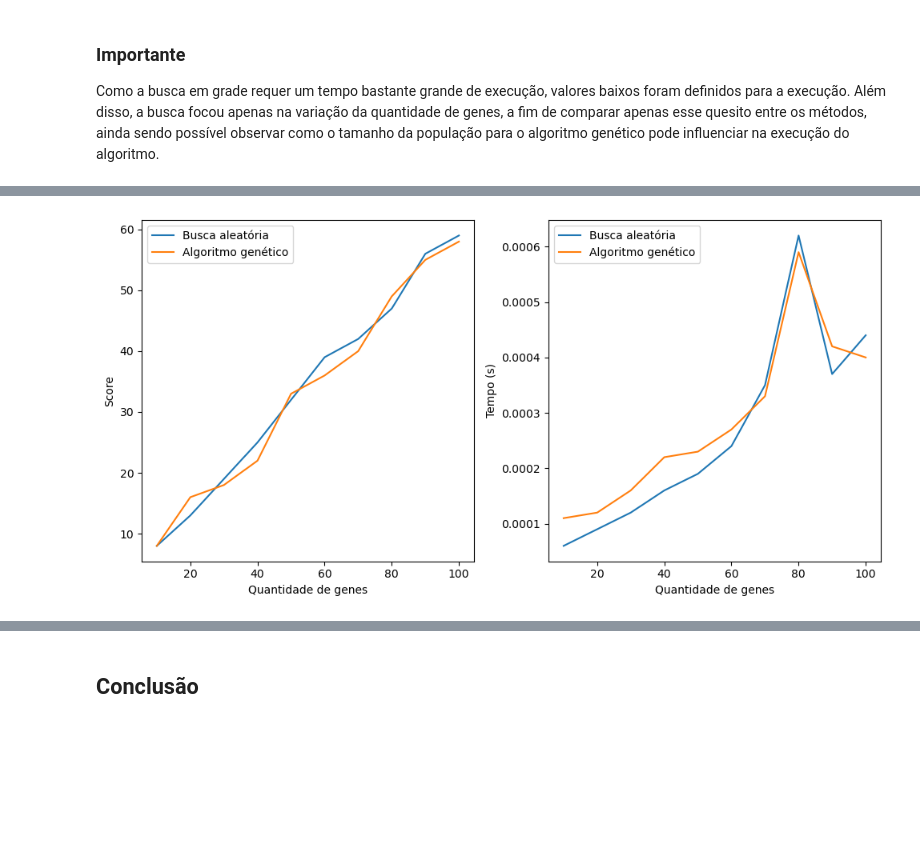
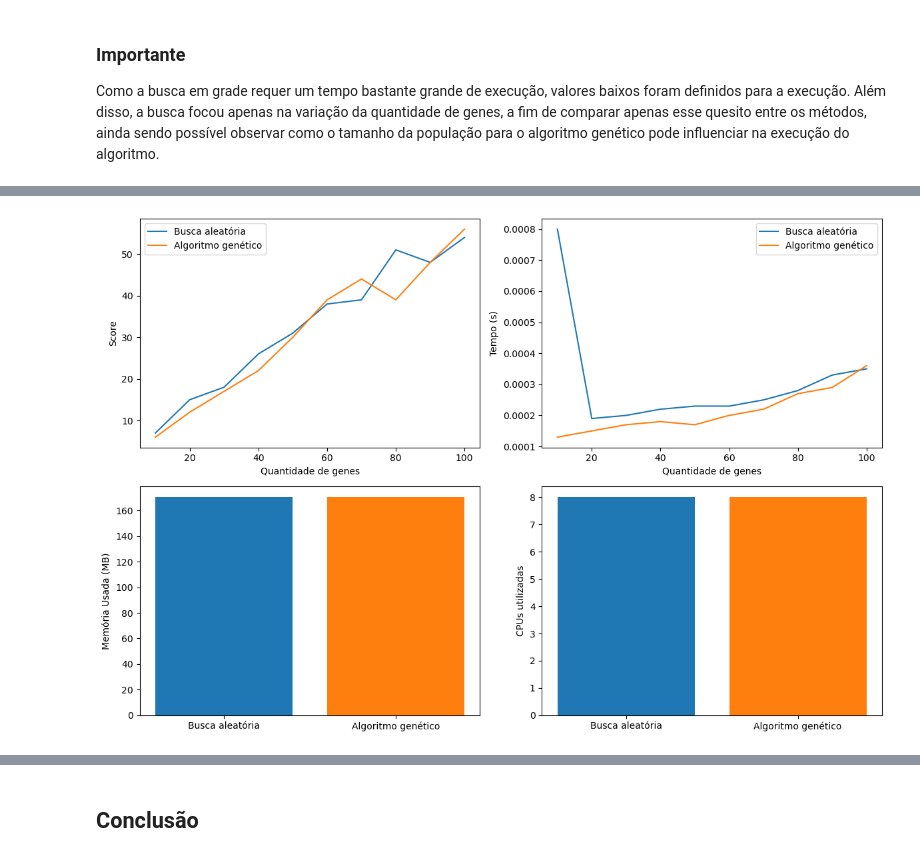
Before and after one commit to pedrozanineli/rnag, a Jupyter notebook: AlgoritmosGeneticos/experimento GA.02 - performance caixas binarias.ipynb, the cells around one changed output, grey strips where cells are left out. Drawn from its saved outputs; the diff is of its cells as text; code cells hidden in the pictures; blank space fills up the shorter version.

```diff
--- a/AlgoritmosGeneticos/experimento GA.02 - performance caixas binarias.ipynb
+++ b/AlgoritmosGeneticos/experimento GA.02 - performance caixas binarias.ipynb
@@ -50,13 +52,17 @@ def busca_aleatoria():
         fobj = funcao_objetivo_cb(candidato)
         candidatos.update({str(candidato):fobj})
 
+        mem = (psutil.Process().memory_info().rss / (1024 * 1024))
+        cpu = multiprocessing.cpu_count()
+
         if fobj > resultado_value:
             resultado_value = fobj
             resultado_key = candidato
 
     fim = time.time()
+
     #print(f'Após {round(fim-inicio,5)} segundos, score de {resultado_value}')
-    return round(fim-inicio,5), resultado_value
+    return round(fim-inicio,5), resultado_value, mem, cpu
 # %%
 def busca_em_grade():
     inicio = time.time()
@@ -105,10 +114,13 @@ def algoritmo_genetico():
                 populacao[n] = funcao_mutacao(populacao[n])
                 #print(populacao[n])
 
+        mem = (psutil.Process().memory_info().rss / (1024 * 1024))
+        cpu = multiprocessing.cpu_count()
+
     fim = time.time()
 
     #print(f'Após {round(fim-inicio,5)} segundos, score de {max(fitness)}')
-    return round(fim-inicio,5), max(fitness)
+    return round(fim-inicio,5), max(fitness), mem, cpu
 # %%
 ba, ag = [], []
 
@@ -116,14 +128,14 @@ lista_tamanhos = [10]
 lista_ngenes = range(10,1000,10)
 
 for TAMANHO_POP, N_GENES in itertools.product(lista_tamanhos,lista_ngenes):
-    tempo, score = busca_aleatoria()
-    ba.append([TAMANHO_POP,N_GENES,tempo,score])
+    tempo, score, memoria, cpus = busca_aleatoria()
+    ba.append([TAMANHO_POP,N_GENES,tempo,score,memoria,cpus])
 
-    tempo, score = algoritmo_genetico()
-    ag.append([TAMANHO_POP,N_GENES,tempo,score])
+    tempo, score, memoria, cpus = algoritmo_genetico()
+    ag.append([TAMANHO_POP,N_GENES,tempo,score,memoria, cpus])
 
-ba_df = pd.DataFrame(ba, columns = ['Tamanho Pop','N Genes','Tempo','Score'])
-ag_df = pd.DataFrame(ag, columns = ['Tamanho Pop','N Genes','Tempo','Score'])
+ba_df = pd.DataFrame(ba, columns = ['Tamanho Pop','N Genes','Tempo','Score','Memória Usada','CPU'])
+ag_df = pd.DataFrame(ag, columns = ['Tamanho Pop','N Genes','Tempo','Score','Memória Usada','CPU'])
 # %% [markdown]
 ### Importante
 
@@ -176,26 +204,38 @@ Uma vez que o tempo de execução do algoritmo de busca aleatória é grande, di
 # %%
-fig = plt.figure(figsize=(10,5))
+fig = plt.figure(figsize=(12,8))
 
-fig.add_subplot(1,2,1)
+fig.add_subplot(2,2,1)
 
 plt.plot(np.array(ba_df_genes['N Genes']),np.array(ba_df_genes['Score']),label='Busca aleatória')
 plt.plot(np.array(ag_df_genes['N Genes']),np.array(ag_df_genes['Score']),label='Algoritmo genético')
 
 plt.xlabel('Quantidade de genes')
 plt.ylabel('Score')
 plt.legend()
 
-fig.add_subplot(1,2,2)
+fig.add_subplot(2,2,2)
 
 plt.plot(np.array(ba_df_genes['N Genes']),np.array(ba_df_genes['Tempo']),label='Busca aleatória')
 plt.plot(np.array(ag_df_genes['N Genes']),np.array(ag_df_genes['Tempo']),label='Algoritmo genético')
 
 plt.xlabel('Quantidade de genes')
 plt.ylabel('Tempo (s)')
 plt.legend()
 
+fig.add_subplot(2,2,3)
+
+plt.bar('Busca aleatória',ba_df_genes['Memória Usada'])
+plt.bar('Algoritmo genético',ag_df_genes['Memória Usada'])
+plt.ylabel('Memória Usada (MB)')
+
+fig.add_subplot(2,2,4)
+
+plt.bar('Busca aleatória',ba_df_genes['CPU'])
+plt.bar('Algoritmo genético',ag_df_genes['CPU'])
+plt.ylabel('Quantidade de CPUs utilizadas')
+
 plt.tight_layout()
 
 plt.show()
 # %% [output]
-[figure, old version]
+[figure, new version]
```
Also changed, not shown: parts of 10 cells of this notebook, 6 other files.
